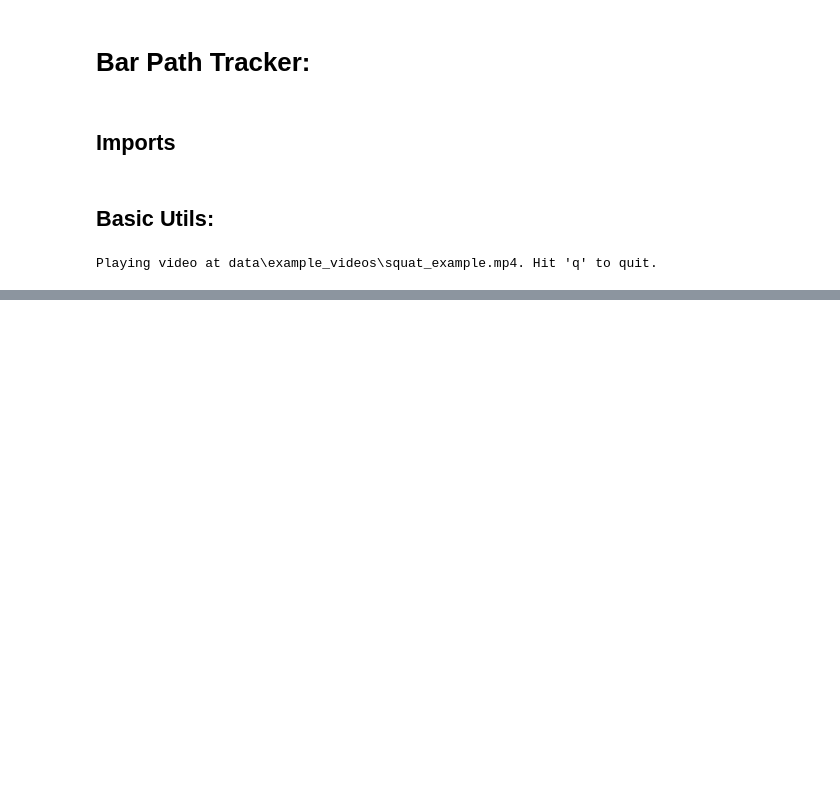
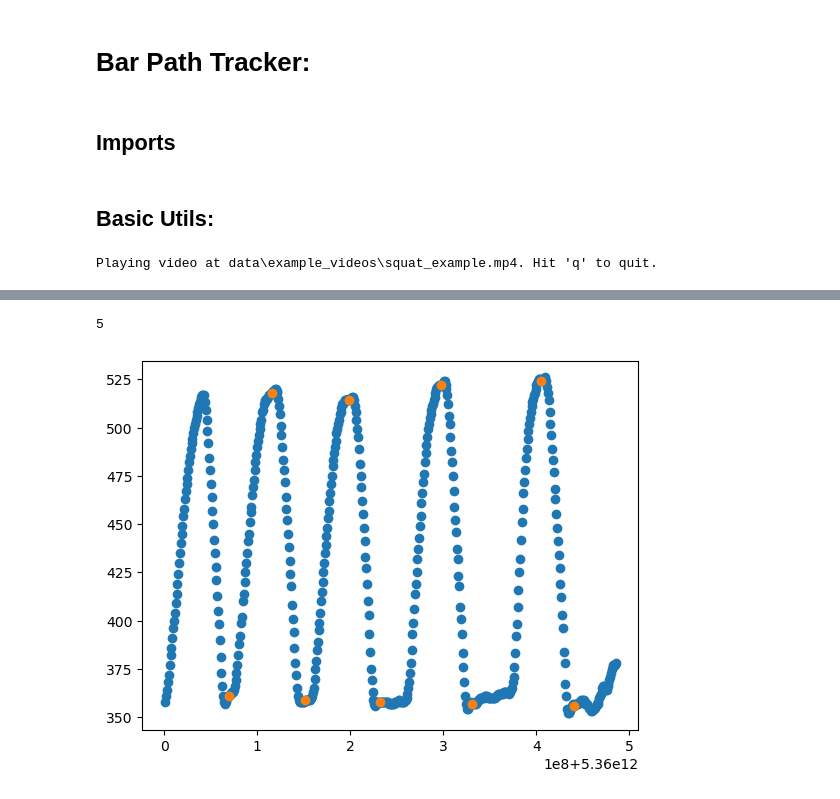
Before and after one commit to elliot-hicks/bar_path_tracker, a Jupyter notebook: src/object_tracker/dev.ipynb, the cells around one changed output, grey strips where cells are left out. Cells and saved outputs as stored; diff of their text form; code cells hidden in the pictures; blank space fills up the shorter version.

Commit message:
added turning points and kinomatics

```diff
--- a/src/object_tracker/dev.ipynb
+++ b/src/object_tracker/dev.ipynb
@@ -164,0 +175,62 @@ len(times)
+# %%
+from scipy.signal import savgol_filter
+
+v_displacements = bar_path[1:,1]
+norm_v_displacements = (v_displacements - v_displacements.min())/(v_displacements.max() - v_displacements.min())
+v_smoothed = savgol_filter(norm_v_displacements, 51, 5)
+
+peaks = scipy.signal.find_peaks(v_smoothed, height=0.5)
+troughs = scipy.signal.find_peaks(1 - v_smoothed, height=0.5)
+
+num_peaks = len(peaks[0])
+num_troughs = len(troughs[0])
+num_reps = min(num_peaks, num_troughs)
+
+tops = list(zip(peaks[0], peaks[1]['peak_heights']))
+bottoms = list(zip(troughs[0], -1 * troughs[1]['peak_heights']))
+
+heights = np.array([])
+heights = np.append(heights, -1*troughs[1]['peak_heights'])
+heights = np.append(heights, peaks[1]['peak_heights'])
+
+tp_times = np.array([])
+tp_times = np.append(tp_times, troughs[0])
+tp_times = np.append(tp_times, peaks[0])
+
+x = sorted(zip(tp_times, heights))
+
+
+turning_points = {}
+
+prev_sign = not heights[0] < 0
+
+for i, (t, h) in enumerate(x):
+    if i == 0:
+        t = 0
+    sign = h < 0
+    if sign != prev_sign:
+        turning_points[int(t)] = h
+        prev_h = h
+    else:
+        if sign:
+            prev_h = min(h, prev_h)
+        else:
+            prev_h = max(h, prev_h)
+
+    prev_sign = sign
+
+extreme_times = list(turning_points.keys())
+extreme_heights = list(turning_points.values())
+
+if extreme_times[-1] < 0:
+    turning_points[max(times)] = v_displacements[-1]
+
+extreme_times = list(turning_points.keys())
+extreme_heights = list(turning_points.values())
+
+plt.scatter(times, v_displacements)
+plt.scatter(times[extreme_times], v_displacements[extreme_times])
+print(num_reps)
+# %% [output]
+5
+[figure, added]
```
Also changed, not shown: parts of 4 cells of this notebook.
